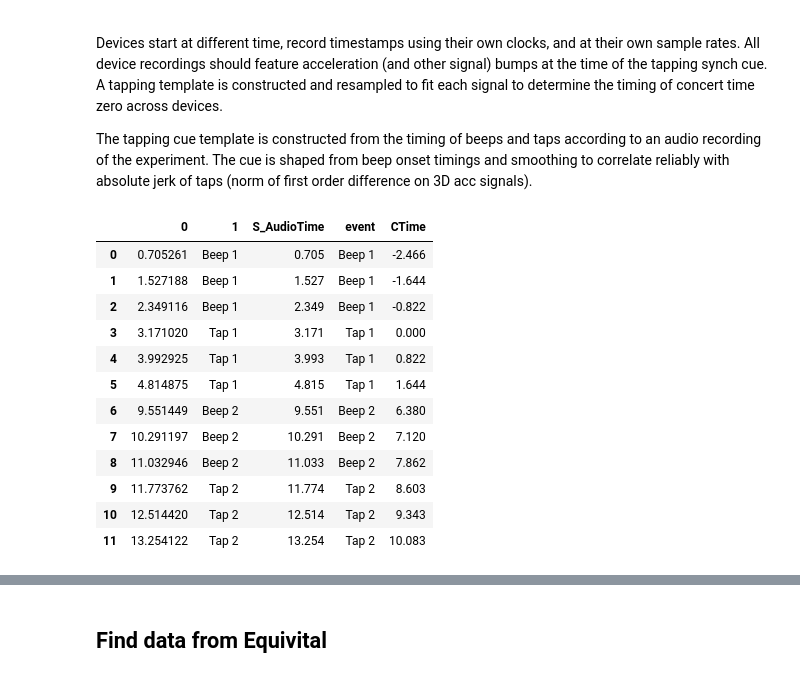
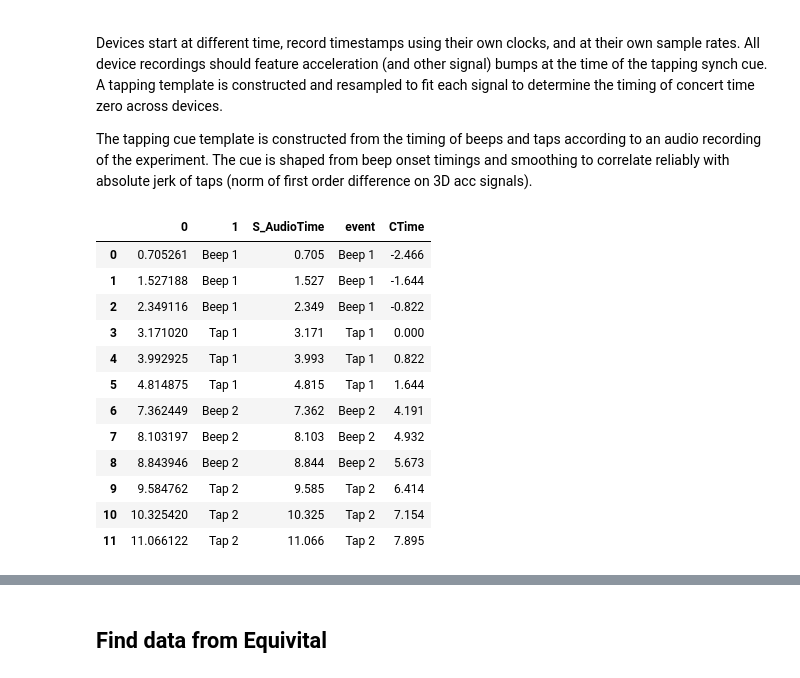
Before and after one commit to finn42/BiC_Initial_Analysis, a Jupyter notebook: Tap_aligning.ipynb, the cells around one changed output, grey strips where cells are left out. Drawn from its saved outputs; the diff is of its cells as text; code cells hidden in the pictures.

```diff
--- a/Tap_aligning.ipynb
+++ b/Tap_aligning.ipynb
@@ -95,27 +95,27 @@ The tapping cue template is constructed from the timing of beeps and taps accord
 # %%
 #For Dress rehearsal taps and any others on Wed. 15th, use synch_cues.csv
 #For all concerts synch taps from Thr 16th, use short_synch_cue.csv
 
-concert_times = pd.read_csv('./Timing/synch_cue.csv',",",header=None) #SV alignment for beeps
-#concert_times = pd.read_csv('./Timing/short_synch_cue.csv',",",header=None) #SV alignment for beeps
+#concert_times = pd.read_csv('./Timing/synch_cue.csv',",",header=None) #SV alignment for beeps
+concert_times = pd.read_csv('./Timing/short_synch_cue.csv',",",header=None) #SV alignment for beeps
 concert_times['S_AudioTime'] = np.round(concert_times[0],3) # reset to 50 hz
 concert_times['event'] = concert_times[1]
 concert_times['CTime'] = concert_times['S_AudioTime']-concert_times.loc[3,'S_AudioTime'] # zero on onset of first synch cue
 concert_times
 # %% [output]
 |  | 0 | 1 | S_AudioTime | event | CTime |
 | 0 | 0.705261 | Beep 1 | 0.705 | Beep 1 | -2.466 |
 | 1 | 1.527188 | Beep 1 | 1.527 | Beep 1 | -1.644 |
 | 2 | 2.349116 | Beep 1 | 2.349 | Beep 1 | -0.822 |
 | 3 | 3.171020 | Tap 1 | 3.171 | Tap 1 | 0.000 |
 | 4 | 3.992925 | Tap 1 | 3.993 | Tap 1 | 0.822 |
 | 5 | 4.814875 | Tap 1 | 4.815 | Tap 1 | 1.644 |
-| 6 | 9.551449 | Beep 2 | 9.551 | Beep 2 | 6.380 |
-| 7 | 10.291197 | Beep 2 | 10.291 | Beep 2 | 7.120 |
-| 8 | 11.032946 | Beep 2 | 11.033 | Beep 2 | 7.862 |
-| 9 | 11.773762 | Tap 2 | 11.774 | Tap 2 | 8.603 |
-| 10 | 12.514420 | Tap 2 | 12.514 | Tap 2 | 9.343 |
-| 11 | 13.254122 | Tap 2 | 13.254 | Tap 2 | 10.083 |
+| 6 | 7.362449 | Beep 2 | 7.362 | Beep 2 | 4.191 |
+| 7 | 8.103197 | Beep 2 | 8.103 | Beep 2 | 4.932 |
+| 8 | 8.843946 | Beep 2 | 8.844 | Beep 2 | 5.673 |
+| 9 | 9.584762 | Tap 2 | 9.585 | Tap 2 | 6.414 |
+| 10 | 10.325420 | Tap 2 | 10.325 | Tap 2 | 7.154 |
+| 11 | 11.066122 | Tap 2 | 11.066 | Tap 2 | 7.895 |
 # %%
 t_range = [-15, 25]
 # cues for synchronisation taps
```
Also changed, not shown: parts of 3 cells of this notebook, 11 other files.
